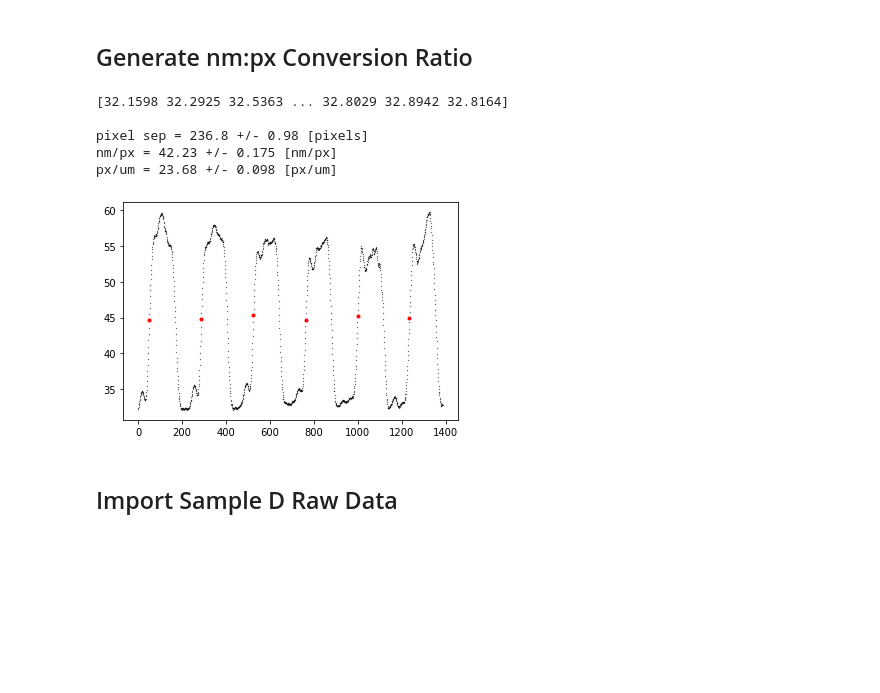
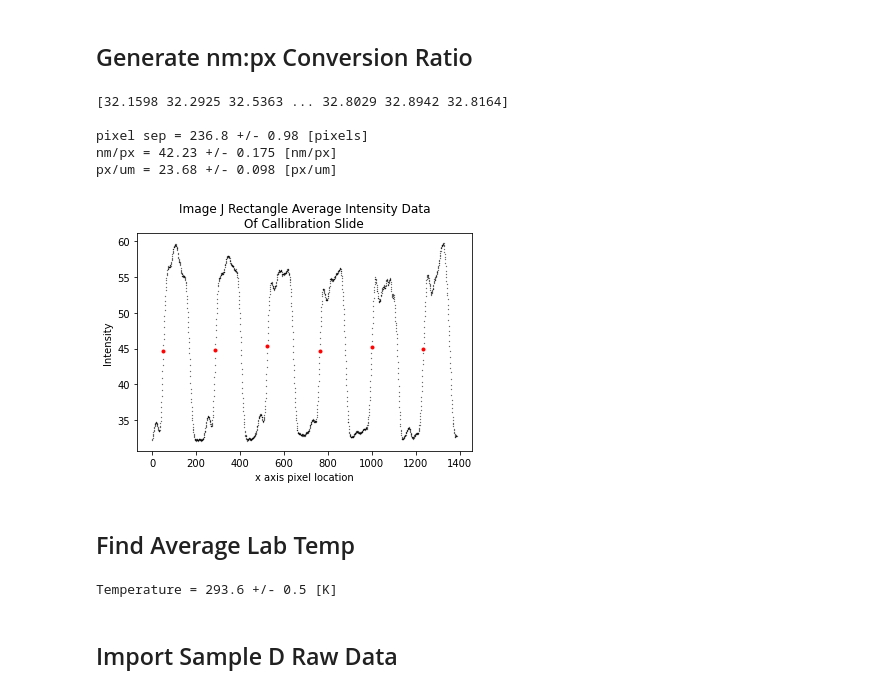
Before and after one commit to Ham0osh/Phys322W-OT, a Jupyter notebook: notebook.ipynb, the cells around one changed output. Cells and saved outputs as stored; diff of their text form; code cells hidden in the pictures; blank space fills up the shorter version.

```diff
--- a/notebook.ipynb
+++ b/notebook.ipynb
@@ -14,31 +14,48 @@ from glob import glob
 # %%
 data = np.genfromtxt("/work/data/Calibration2.txt",delimiter='\t', skip_header = 1).T
 x_dat = data[0]
 y_dat = data[1]
 print(y_dat)
 
 maxes, idx = local_max(-np.abs(y_dat-45),N=90)
 
 plt.plot(x_dat,y_dat,"k.",markersize=0.5)
 plt.plot(x_dat[idx][::2],y_dat[idx][::2],"r.")
 pixel_seperation = np.mean(np.diff(x_dat[idx][::2])) # separation in px
 uncert_px = np.std(np.diff(x_dat[idx][::2]))
 um_per_px = 10/pixel_seperation
 um_per_px_err = (uncert_px/pixel_seperation)*um_per_px
+plt.xlabel("x axis pixel location")
+plt.ylabel("Intensity")
+plt.title("Image J Rectangle Average Intensity Data\nOf Callibration Slide")
 
 dec = 3
 print("\npixel sep =",np.around(pixel_seperation,dec),"+/-",np.around(uncert_px,dec),"[pixels]")
 
 print("nm/px =",np.around(um_per_px*1000,dec),"+/-",np.around(um_per_px_err*1000,dec),"[nm/px]")
 
 print("px/um =",np.around(um_per_px**(-1),dec),"+/-",np.around((um_per_px_err/um_per_px)*um_per_px**(-1),dec),"[px/um]")
 # %% [output]
 [32.1598 32.2925 32.5363 ... 32.8029 32.8942 32.8164]
 
 pixel sep = 236.8 +/- 0.98 [pixels]
 nm/px = 42.23 +/- 0.175 [nm/px]
 px/um = 23.68 +/- 0.098 [px/um]
-[figure, old version]
+[figure, new version]
+# %% [markdown]
+## Find Average Lab Temp
+# %%
+tempArray = np.array([22,20,20,21,19]) # C, via Meterman 33XR with thermocouple
+tempArray = tempArray + 273.15
+
+aveTemp = np.mean(tempArray)
+tempErr = np.std(tempArray)/np.sqrt(len(tempArray))
+
+print(f"Temperature = {aveTemp:.1f} +/- {tempErr:.1f} [K]")
+
+T = aveTemp
+# %% [output]
+Temperature = 293.6 +/- 0.5 [K]
 # %% [markdown]
 ## Import Sample D Raw Data
 # %%
```
Also changed, not shown: parts of 14 cells of this notebook, 7 other files.
